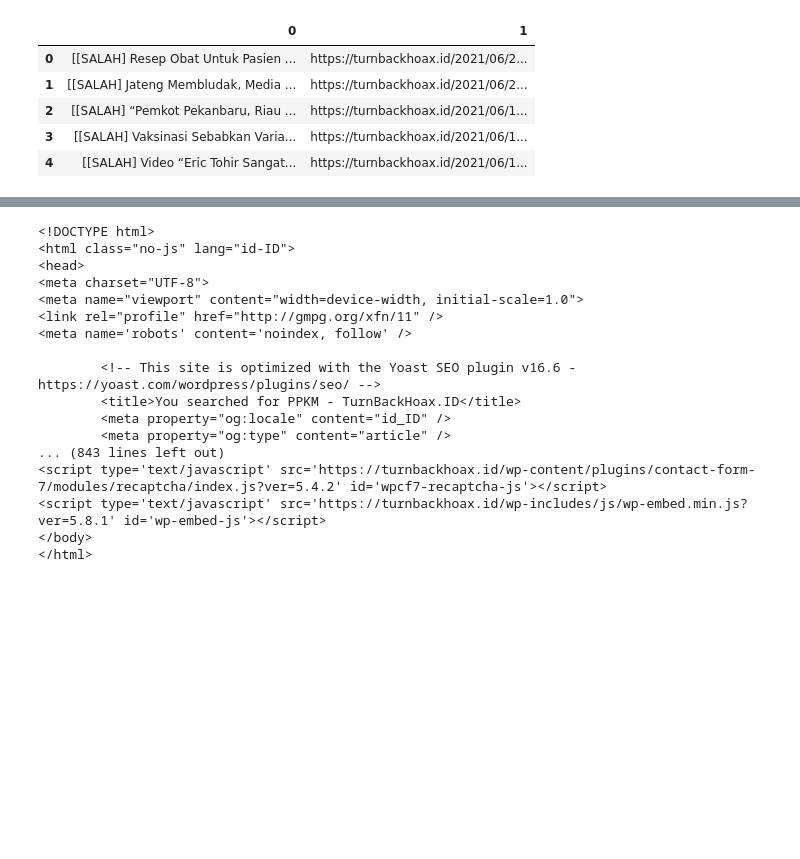
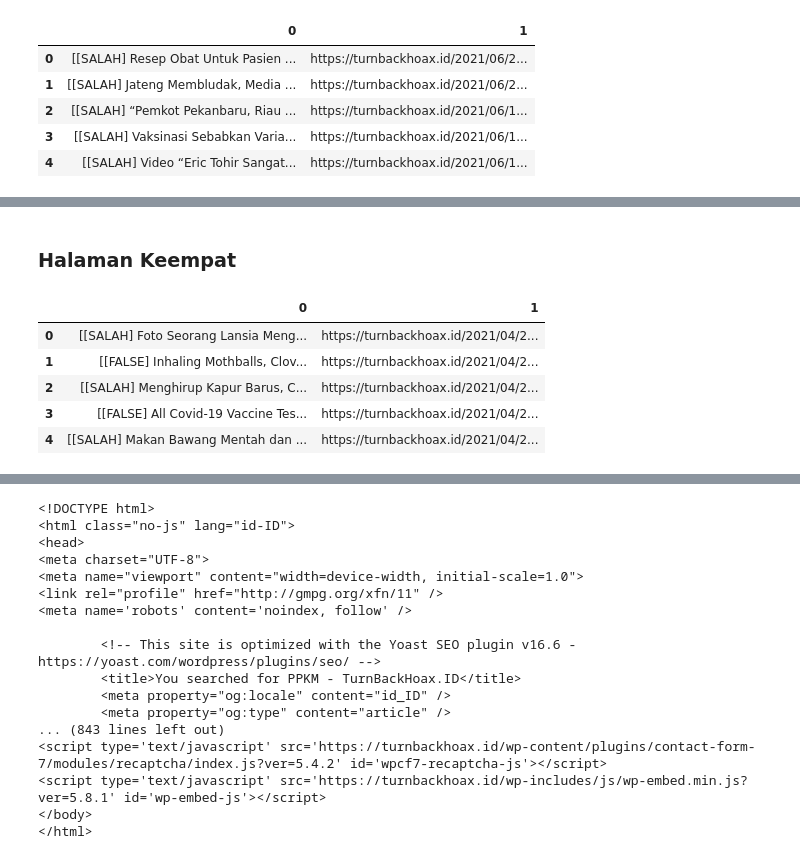
Before and after one commit to pramudianzaheka92/Crawling-ScrapingData, a Jupyter notebook: Artikel Website/Scrapping Data From Website - TurnBackHoax.ipynb, the cells around one changed output, grey strips where cells are left out. Saved outputs shown, nothing was run; the diff lists cells and outputs as text; code cells hidden in the pictures; blank space fills up the shorter version.

Commit message:
Menambahkan Halaman Scrapping

```diff
--- a/Artikel Website/Scrapping Data From Website - TurnBackHoax.ipynb
+++ b/Artikel Website/Scrapping Data From Website - TurnBackHoax.ipynb
@@ -160,0 +184,37 @@ df3.head()
+# %% [markdown]
+### Halaman Keempat
+# %%
+# Memanggil keyword dan menyalin url
+keyword = "covid-19"
+url = "https://turnbackhoax.id/page/4/?s={}".format(keyword)
+# %%
+# Scrapping data per halaman secara otomatis
+#for page in range (1, 10):
+
+# Request URL
+req = requests.get(url)
+
+# Merubah format dari yang semula HTML menjadi BeautifulSoup
+soup = BeautifulSoup(req.text, "html.parser")
+
+# Memanggil seluruh artikel yang berada di halaman luar
+column = soup.findAll("div", "mh-loop-content mh-clearfix")
+
+data = [] # Untuk menampung hasil dari scrapping data
+
+for i in column:
+    text = i.find("h3", "entry-title mh-loop-title").text.strip().split("\n")
+    link = i.find("a", {"rel": "bookmark"})["href"]
+    data.append([text, link])
+    #print(link)
+# %%
+# Memasukkan hasil scrapping ke dalam DataFrame
+df4 = pd.DataFrame(data)
+df4.head()
+# %% [output]
+|  | 0 | 1 |
+| 0 | [[SALAH] Foto Seorang Lansia Meng... | https://turnbackhoax.id/2021/04/2... |
+| 1 | [[FALSE] Inhaling Mothballs, Clov... | https://turnbackhoax.id/2021/04/2... |
+| 2 | [[SALAH] Menghirup Kapur Barus, C... | https://turnbackhoax.id/2021/04/2... |
+| 3 | [[FALSE] All Covid-19 Vaccine Tes... | https://turnbackhoax.id/2021/04/2... |
+| 4 | [[SALAH] Makan Bawang Mentah dan ... | https://turnbackhoax.id/2021/04/2... |
```
Also changed, not shown: parts of 14 cells of this notebook.
